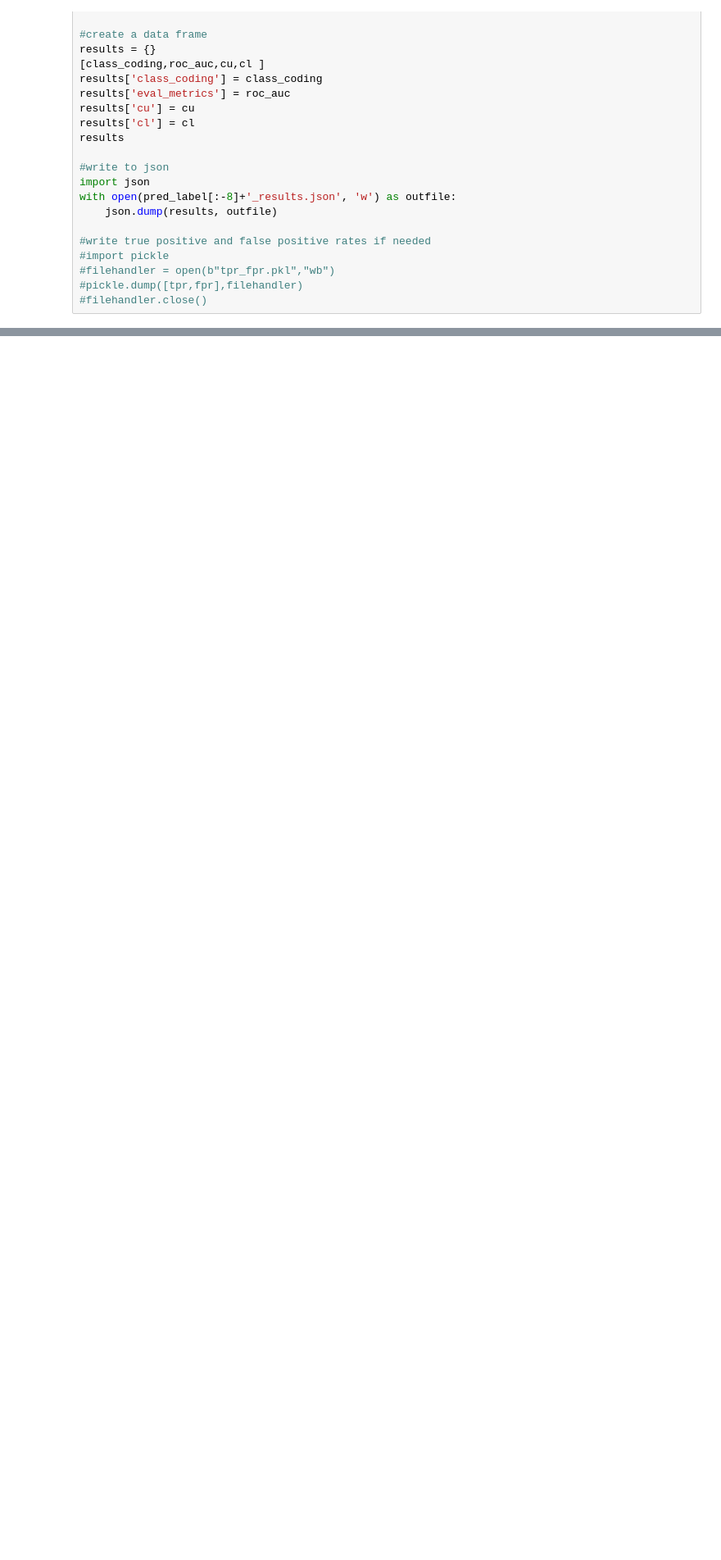
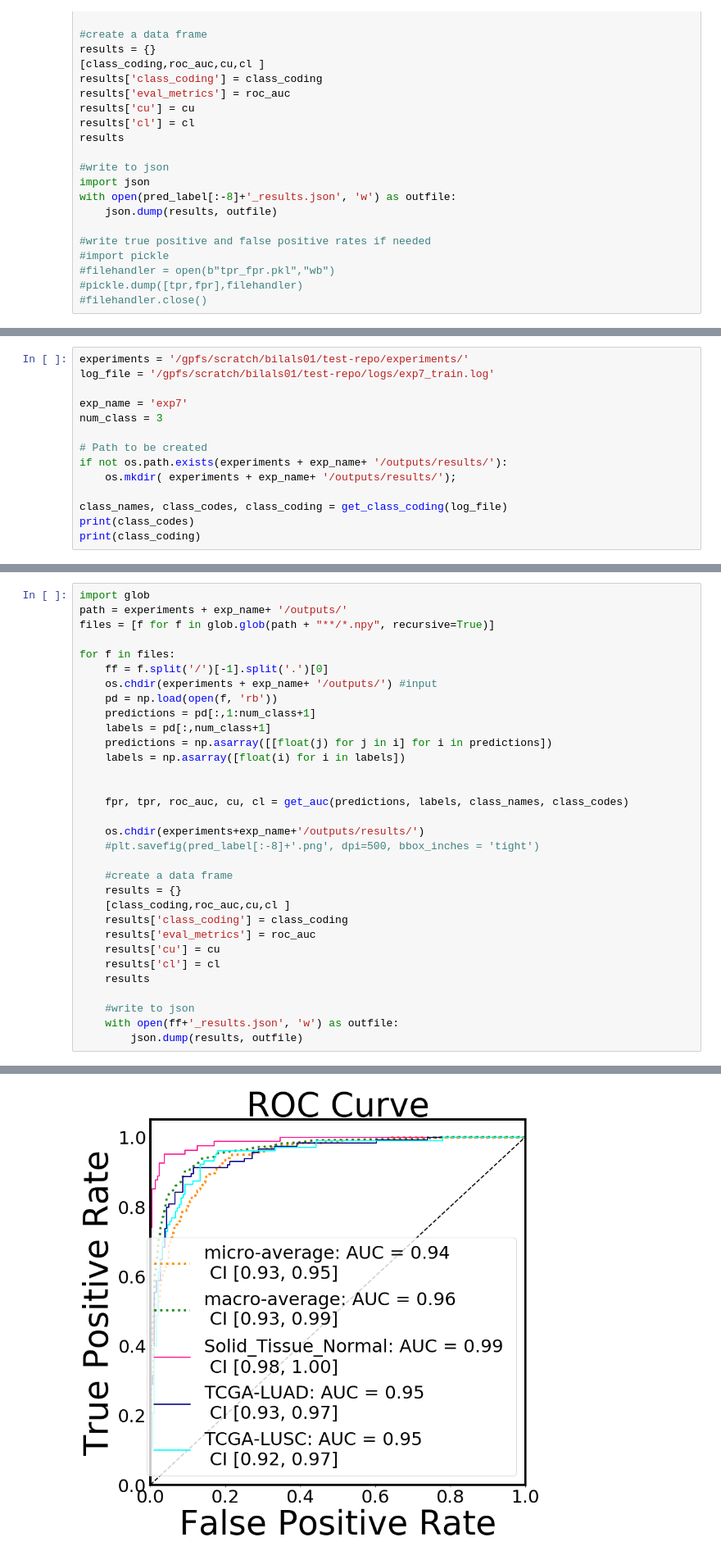
Before and after one commit to sedab/PathCNN, a Jupyter notebook: test_eval.ipynb, the cells around one changed output, grey strips where cells are left out. Shown at 82% size. Saved outputs shown, nothing was run; the diff lists cells and outputs as text; blank space fills up the shorter version.

```diff
--- a/test_eval.ipynb
+++ b/test_eval.ipynb
@@ -72,0 +88,14 @@ with open(pred_label[:-8]+'_results.json', 'w') as outfile:
+# %%
+experiments = '/gpfs/scratch/bilals01/test-repo/experiments/'
+log_file = '/gpfs/scratch/bilals01/test-repo/logs/exp7_train.log'
+
+exp_name = 'exp7'
+num_class = 3
+
+# Path to be created
+if not os.path.exists(experiments + exp_name+ '/outputs/results/'):
+    os.mkdir( experiments + exp_name+ '/outputs/results/');
+
+class_names, class_codes, class_coding = get_class_coding(log_file)
+print(class_codes)
+print(class_coding)
@@ -72,0 +105,33 @@ with open(pred_label[:-8]+'_results.json', 'w') as outfile:
+# %%
+import glob
+path = experiments + exp_name+ '/outputs/'
+files = [f for f in glob.glob(path + "**/*.npy", recursive=True)]
+
+for f in files:
+    ff = f.split('/')[-1].split('.')[0]
+    os.chdir(experiments + exp_name+ '/outputs/') #input
+    pd = np.load(open(f, 'rb'))
+    predictions = pd[:,1:num_class+1]
+    labels = pd[:,num_class+1]
+    predictions = np.asarray([[float(j) for j in i] for i in predictions])
+    labels = np.asarray([float(i) for i in labels])
+
+
+    fpr, tpr, roc_auc, cu, cl = get_auc(predictions, labels, class_names, class_codes)
+
+    os.chdir(experiments+exp_name+'/outputs/results/')
+    #plt.savefig(pred_label[:-8]+'.png', dpi=500, bbox_inches = 'tight')
+
+    #create a data frame
+    results = {}
+    [class_coding,roc_auc,cu,cl ]
+    results['class_coding'] = class_coding
+    results['eval_metrics'] = roc_auc
+    results['cu'] = cu
+    results['cl'] = cl
+    results
+
+    #write to json
+    with open(ff+'_results.json', 'w') as outfile:
+        json.dump(results, outfile)
+# %% [output]
@@ -72,0 +156 @@ with open(pred_label[:-8]+'_results.json', 'w') as outfile:
+[figure, added]
```
Also changed, not shown: parts of 9 cells of this notebook, 2 other files.
